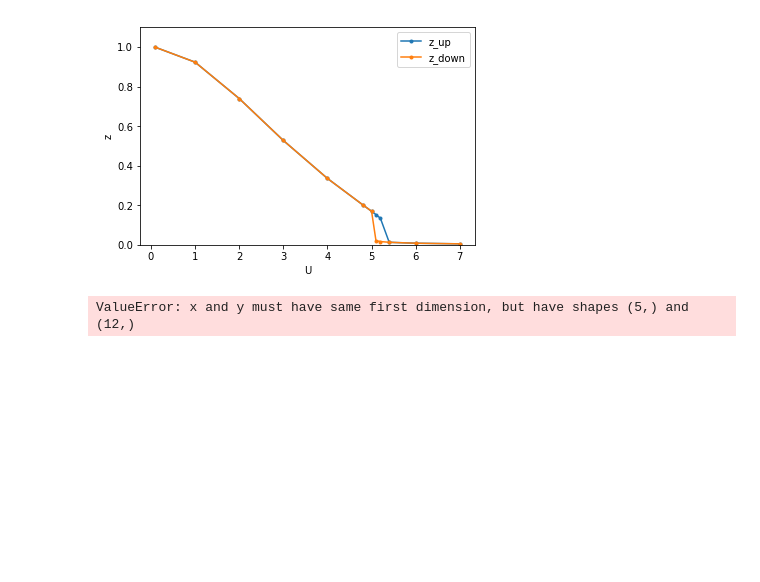
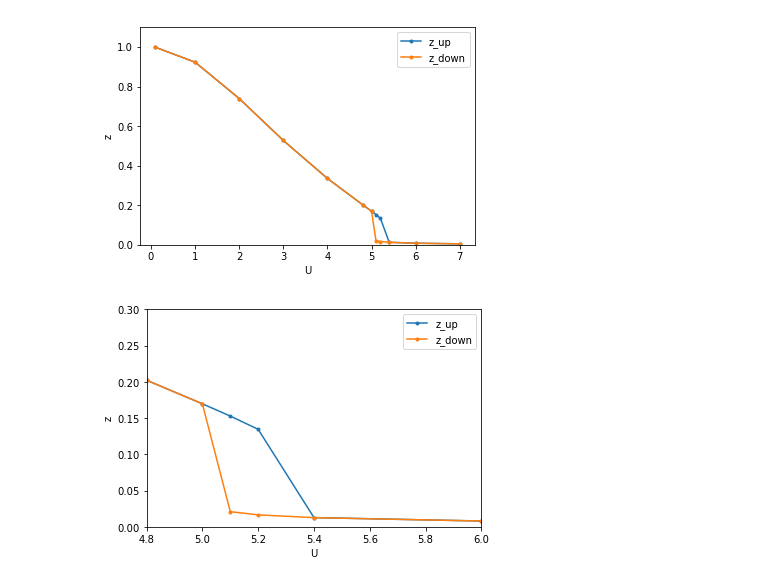
Before and after one commit to atsushiookubo/IPT, a Jupyter notebook: finding_self_energy.ipynb, the cells around one changed output. Drawn from its saved outputs; the diff is of its cells as text; code cells hidden in the pictures; blank space fills up the shorter version.

```diff
--- a/finding_self_energy.ipynb
+++ b/finding_self_energy.ipynb
@@ -379,12 +379,12 @@ plt.show()
 # %%
 #二つの２で違う部分を拡大。
 plt.plot(U ,z_up, label='z_up' , marker=".")
-plt.plot([5.1,5.2,5.4,6,7],z_down , label='z_down', marker=".")
+plt.plot(U,z_down , label='z_down', marker=".")
 plt.xlim([4.8,6])
 plt.ylim([0,0.3])
 plt.xlabel("U")
 plt.ylabel("z")
 plt.legend()
 plt.show()
 # %% [output]
-ValueError: x and y must have same first dimension, but have shapes (5,) and (12,)
+[figure, added]
```
